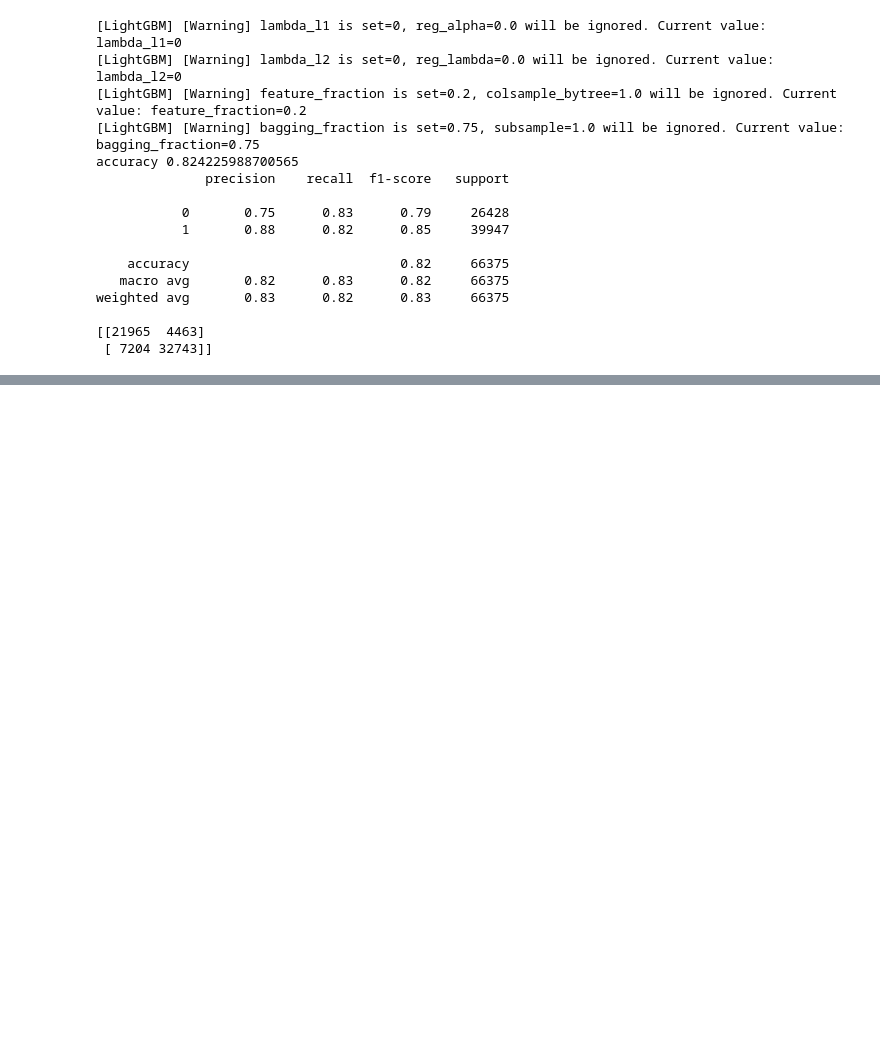
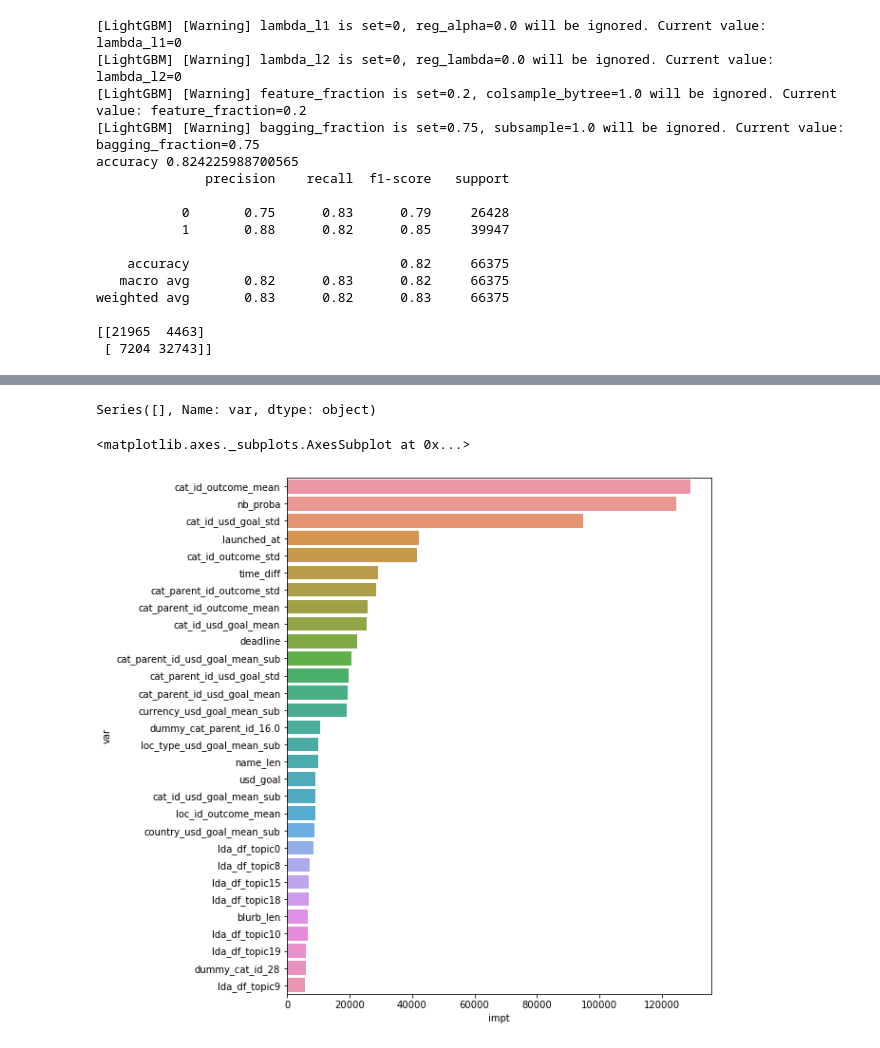
Before and after one commit to benjaminhwittenbrink/cs229_kickstarter, a Jupyter notebook: main_analysis.ipynb, the cells around one changed output, grey strips where cells are left out. Cells and saved outputs as stored; diff of their text form; code cells hidden in the pictures; blank space fills up the shorter version.

```diff
--- a/main_analysis.ipynb
+++ b/main_analysis.ipynb
@@ -327,0 +390,2 @@ weighted avg       0.82      0.82      0.82     66375
+# %%
+scaler = StandardScaler()
@@ -407,0 +570,8 @@ lgb.plot_importance(clf, max_num_features=20, figsize=(7, 13))
+# %%
+impt_df = pd.DataFrame(data={
+    'var':X_train_nb_lda.drop(columns=least_important_vars_all).columns,
+    'impt':lf.feature_importances_
+}).sort_values('impt')
+least_important_vars2 = impt_df.query("impt < 1")['var']
+print(least_important_vars2)
+least_important_vars_all = np.concatenate((least_important_vars_all, least_important_vars2))
@@ -407,0 +584,20 @@ lgb.plot_importance(clf, max_num_features=20, figsize=(7, 13))
+# %%
+################# MAIN MODEL
+# acc -> 0.8244067796610169
+lf2 = lgb.LGBMClassifier(
+    random_state=rseed,
+    is_unbalance=True,
+    bagging_fraction=0.75,
+    feature_fraction=0.2,
+    max_depth = 55,
+    max_bin = 500,
+    num_leaves = 400,
+    lambda_l1 = 0,
+    lambda_l2 = 0,
+    importance_type='gain'
+)
+lf2.fit(X_train_nb_lda.drop(columns=least_important_vars_all), y_train)
+y_pred = lf2.predict(X_test_nb_lda.drop(columns=least_important_vars_all))
+print('accuracy %s' % accuracy_score(y_pred, y_test))
+print(classification_report(y_test, y_pred))
+print(confusion_matrix(y_test, y_pred))
@@ -407,0 +663,17 @@ lgb.plot_importance(clf, max_num_features=20, figsize=(7, 13))
+# %%
+impt_df = pd.DataFrame(data={
+    'var':X_train_nb_lda.drop(columns=least_important_vars_all).columns,
+    'impt':lf2.feature_importances_
+}).sort_values('impt')
+least_important_vars2 = impt_df.query("impt < 1")['var']
+print(least_important_vars2)
+#least_important_vars_all = np.concatenate((least_important_vars_all, least_important_vars2))
+# %% [output]
+Series([], Name: var, dtype: object)
+# %%
+tmp = impt_df.sort_values('impt', ascending=False).head(30)
+plt.subplots(1,1, figsize=(8, 10))
+sns.barplot(y=tmp['var'], x=tmp['impt'])
+# %% [output]
+<matplotlib.axes._subplots.AxesSubplot at 0x...>
+[figure, added]
```
Also changed, not shown: parts of 48 cells of this notebook, 14 other files.
